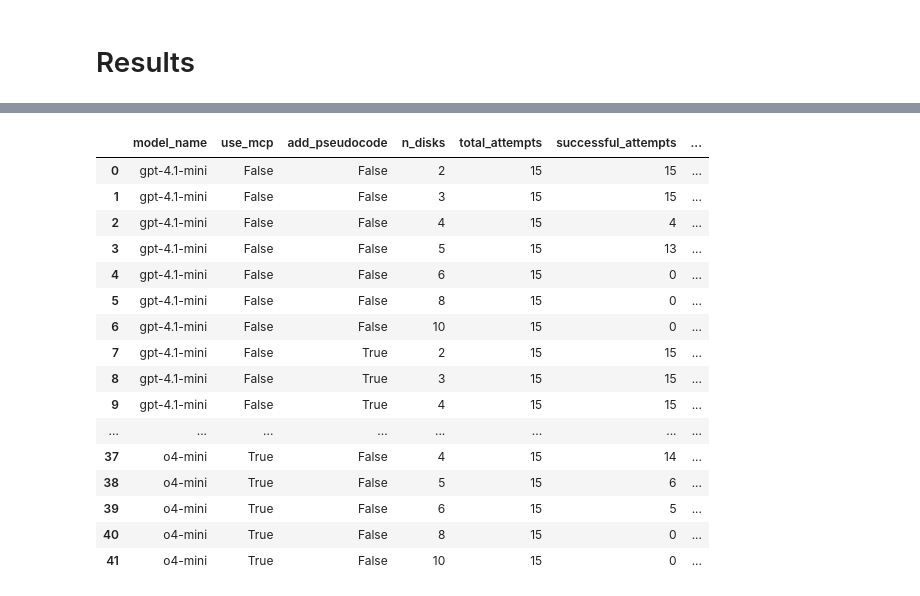
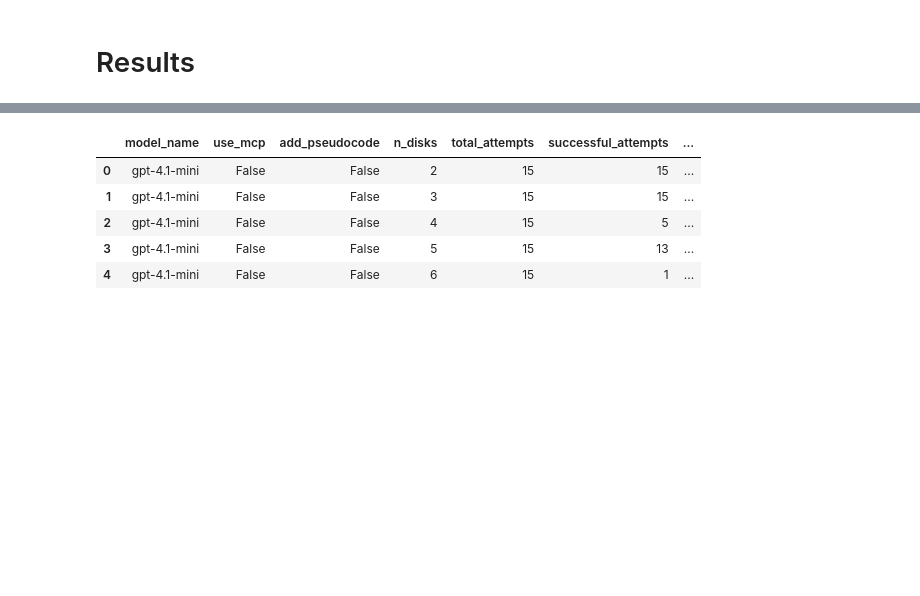
Before and after one commit to bolirev/ai-hanoi-mcp, a Jupyter notebook: analyses.ipynb, the cells around one changed output, grey strips where cells are left out. Drawn from its saved outputs; the diff is of its cells as text; code cells hidden in the pictures; blank space fills up the shorter version.

```diff
--- a/analyses.ipynb
+++ b/analyses.ipynb
@@ -115,7 +115,8 @@ result
 # %% [markdown]
 ## Experiment
 # %%
-saving_result_file = 'data/hanoi_results.csv'
+mcp_version = 1
+saving_result_file = f'data/hanoi_results_v{mcp_version}.csv'
 if os.path.exists(saving_result_file):
     completed_results = pd.read_csv(saving_result_file)
     completed_results = completed_results.loc[
@@ -210,2 +222,6 @@ for n_disk, model, ith_try, helper in tqdm(product(disks, models, tries, helpers
 # %% [markdown]
 # Results
+# %%
+results = pd.read_csv(saving_result_file)
+results.set_index(['n_disks', 'model_name', 'use_mcp', 'add_pseudocode', 'ith_try'], inplace=True)
+results.loc[4,'gpt-4.1-mini',False,False]
@@ -212,32 +246,20 @@ for n_disk, model, ith_try, helper in tqdm(product(disks, models, tries, helpers
 # %%
-results = pd.read_csv(saving_result_file)
 # Calculate success rate for each configuration
 success_rates = results.groupby(['model_name', 'use_mcp', 'add_pseudocode', 'n_disks']).agg({
     'valid_solution': ['count', 'sum', lambda x: (x.sum() / x.count() * 100).round(2)]
 }).round(2)
 
 # Rename columns for clarity
 success_rates.columns = ['total_attempts', 'successful_attempts', 'success_rate_percent']
 success_rates = success_rates.reset_index()
-success_rates
+success_rates.head()
 # %% [output]
 |  | model_name | use_mcp | add_pseudocode | n_disks | total_attempts | successful_attempts | ... |
 | 0 | gpt-4.1-mini | False | False | 2 | 15 | 15 | ... |
 | 1 | gpt-4.1-mini | False | False | 3 | 15 | 15 | ... |
-| 2 | gpt-4.1-mini | False | False | 4 | 15 | 4 | ... |
+| 2 | gpt-4.1-mini | False | False | 4 | 15 | 5 | ... |
 | 3 | gpt-4.1-mini | False | False | 5 | 15 | 13 | ... |
-| 4 | gpt-4.1-mini | False | False | 6 | 15 | 0 | ... |
-| 5 | gpt-4.1-mini | False | False | 8 | 15 | 0 | ... |
-| 6 | gpt-4.1-mini | False | False | 10 | 15 | 0 | ... |
-| 7 | gpt-4.1-mini | False | True | 2 | 15 | 15 | ... |
-| 8 | gpt-4.1-mini | False | True | 3 | 15 | 15 | ... |
-| 9 | gpt-4.1-mini | False | True | 4 | 15 | 15 | ... |
-| ... | ... | ... | ... | ... | ... | ... | ... |
-| 37 | o4-mini | True | False | 4 | 15 | 14 | ... |
-| 38 | o4-mini | True | False | 5 | 15 | 6 | ... |
-| 39 | o4-mini | True | False | 6 | 15 | 5 | ... |
-| 40 | o4-mini | True | False | 8 | 15 | 0 | ... |
-| 41 | o4-mini | True | False | 10 | 15 | 0 | ... |
+| 4 | gpt-4.1-mini | False | False | 6 | 15 | 1 | ... |
 # %%
 import plotly.graph_objects as go
 from plotly.subplots import make_subplots
```
Also changed, not shown: parts of 8 cells of this notebook, 8 other files.
